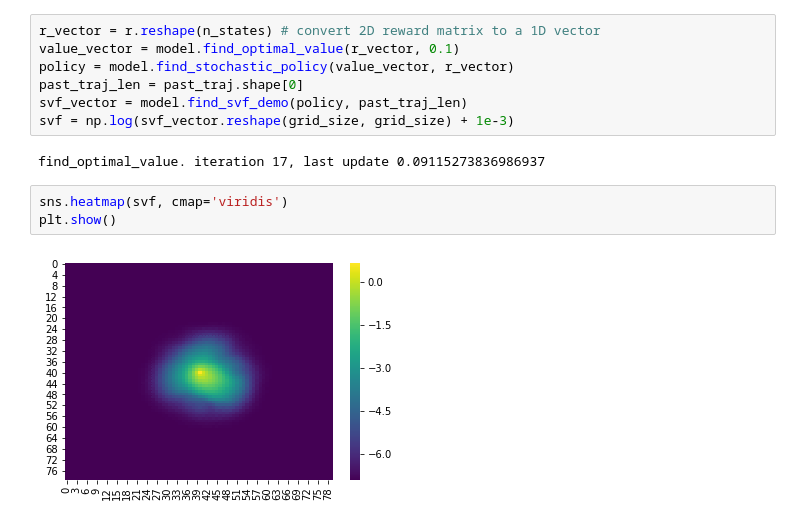
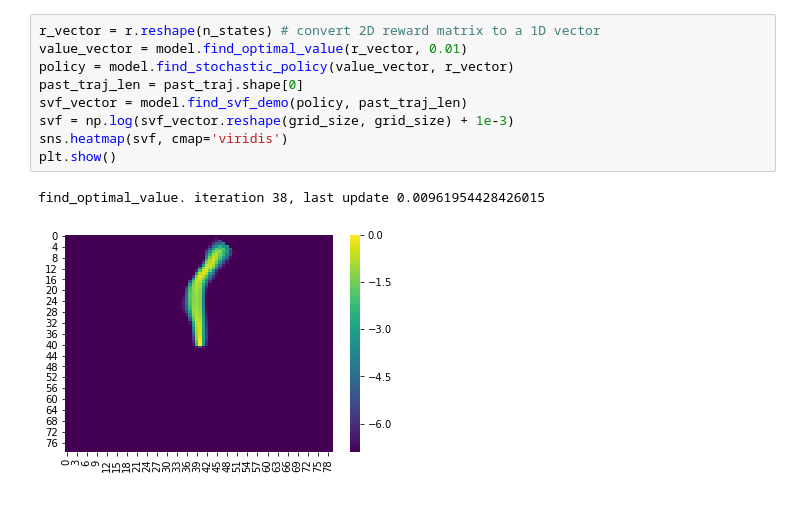
Before and after one commit to yfzhang/vehicle-motion-forecasting, a Jupyter notebook: demo.ipynb, the cells around one changed output. Drawn from its saved outputs; the diff is of its cells as text.

```diff
--- a/demo.ipynb
+++ b/demo.ipynb
@@ -92,14 +100,12 @@ plt.show()
 # %%
 r_vector = r.reshape(n_states) # convert 2D reward matrix to a 1D vector
-value_vector = model.find_optimal_value(r_vector, 0.1)
+value_vector = model.find_optimal_value(r_vector, 0.01)
 policy = model.find_stochastic_policy(value_vector, r_vector)
 past_traj_len = past_traj.shape[0]
 svf_vector = model.find_svf_demo(policy, past_traj_len)
 svf = np.log(svf_vector.reshape(grid_size, grid_size) + 1e-3)
+sns.heatmap(svf, cmap='viridis')
+plt.show()
 # %% [output]
-find_optimal_value. iteration 17, last update 0.09115273836986937
+find_optimal_value. iteration 38, last update 0.00961954428426015
+[figure, added]
-# %%
-sns.heatmap(svf, cmap='viridis')
-plt.show()
-# %% [output]
-[figure, removed]
```
Also changed, not shown: parts of 9 cells of this notebook, 7 other files.
